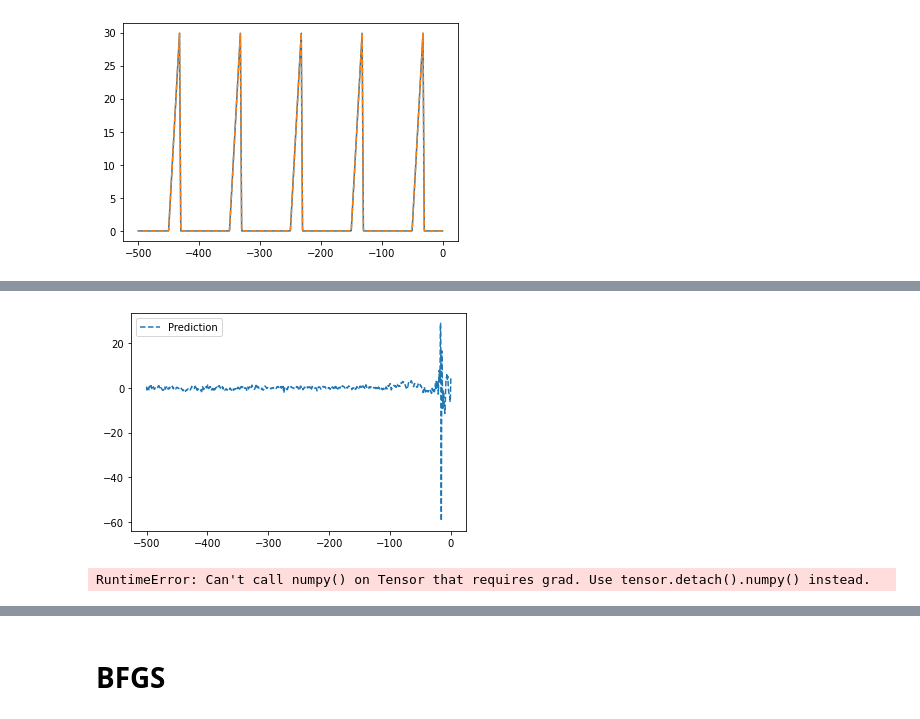
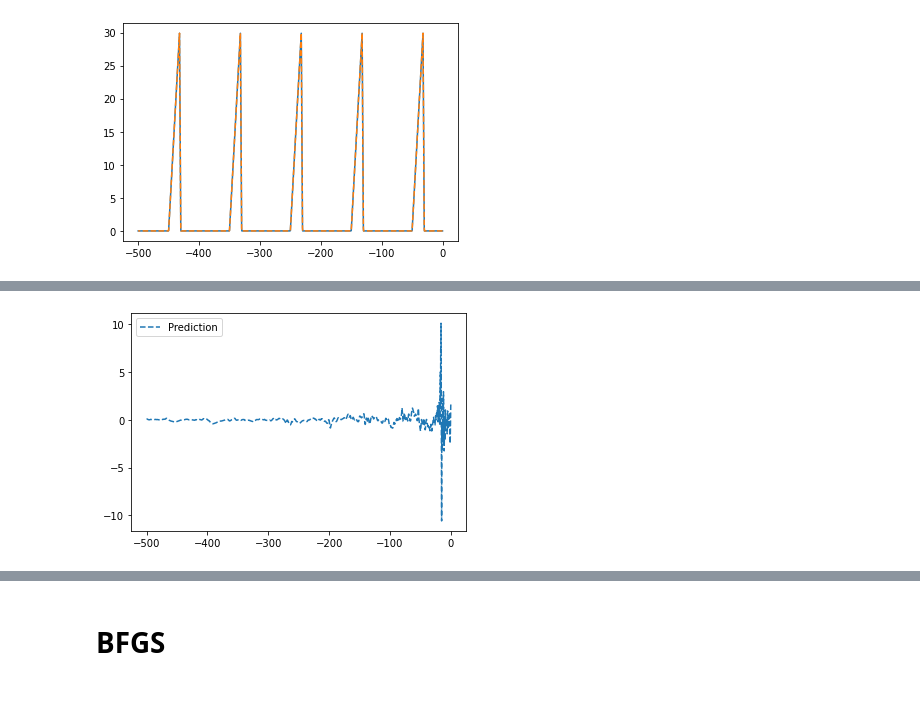
Before and after one commit to zongyi-li/Geo-FNO-catheter, a Jupyter notebook: data_design_length.ipynb, the cells around one changed output, grey strips where cells are left out. Saved outputs shown, nothing was run; the diff lists cells and outputs as text; code cells hidden in the pictures.

```diff
--- a/data_design_length.ipynb
+++ b/data_design_length.ipynb
@@ -162,7 +162,7 @@ model = torch.load("catheter_plain_length_model_1d500", map_location=device)
 L_p, x2, x3, h =  torch.tensor(L_p, dtype=torch.float), torch.tensor(x2, dtype=torch.float), torch.tensor(x3, dtype=torch.float), torch.tensor(h, dtype=torch.float)
 
 X_Y, X, Y = catheter_mesh_1d_total_length(L_x, L_p, x2, x3, h, N_s)
-out = model(X_Y).squeeze().detach().cpu().numpy()
+out = torch.exp(model(X_Y).squeeze()).detach().cpu().numpy()
 
 
 print(inputPara[:, loss_min_ind])
@@ -193,6 +193,2 @@ predicted loss:  258742.26043383864
 0.24987506246876562
-[figure, old version]
+[figure, new version]
-# %%
-theta0 =    inv_transfer(L_p, x2, x3, h)
-# %% [output]
-RuntimeError: Can't call numpy() on Tensor that requires grad. Use tensor.detach().numpy() instead.
```
Also changed, not shown: parts of 3 cells of this notebook, 4 other files.
